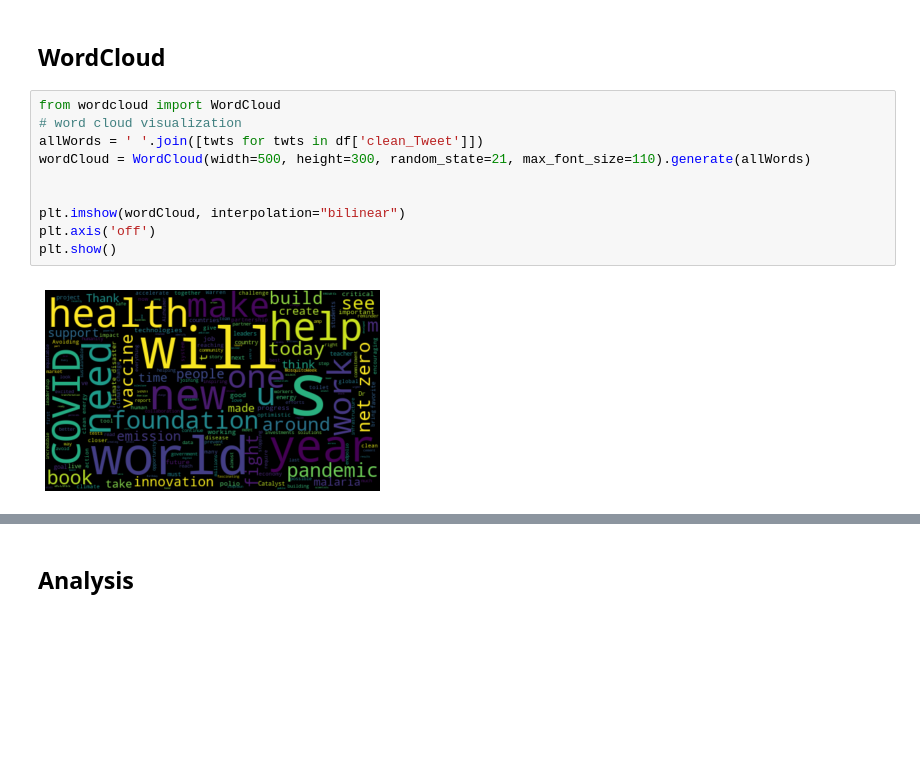
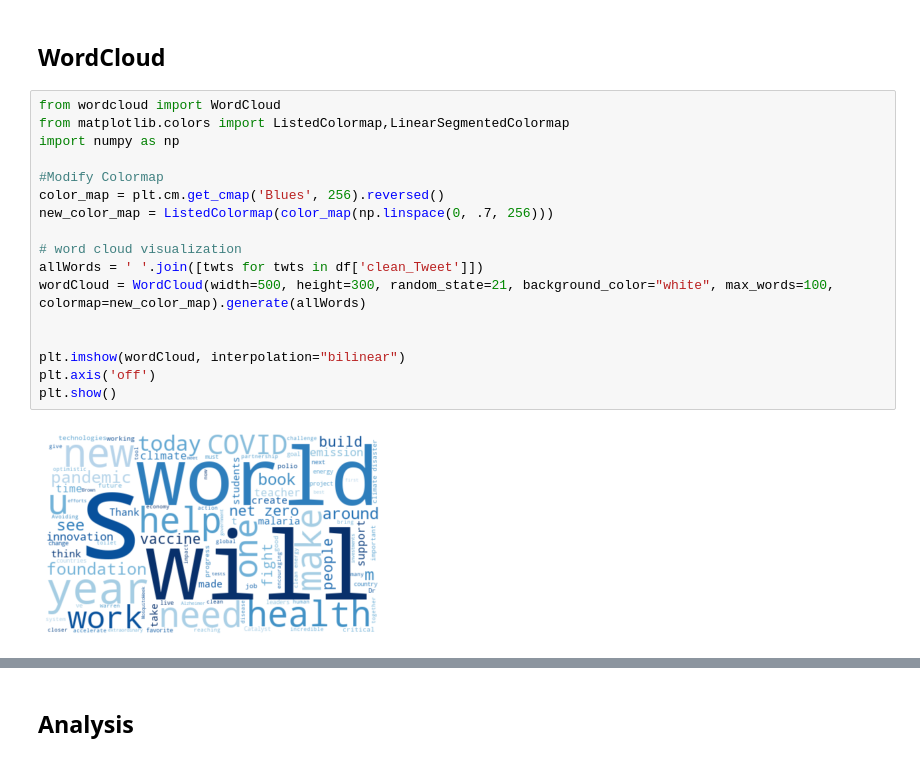
Before and after one commit to JaimeSolisS/Twitter-Sentiment-Analysis, a Jupyter notebook: Sentiment Analysis.ipynb, the cells around one changed output, grey strips where cells are left out. Saved outputs shown, nothing was run; the diff lists cells and outputs as text; blank space fills up the shorter version.

```diff
--- a/Sentiment Analysis.ipynb
+++ b/Sentiment Analysis.ipynb
@@ -155,13 +155,20 @@ df
 ## WordCloud
 # %%
 from wordcloud import WordCloud
+from matplotlib.colors import ListedColormap,LinearSegmentedColormap
+import numpy as np
+
+#Modify Colormap
+color_map = plt.cm.get_cmap('Blues', 256).reversed()
+new_color_map = ListedColormap(color_map(np.linspace(0, .7, 256)))
+
 # word cloud visualization
 allWords = ' '.join([twts for twts in df['clean_Tweet']])
-wordCloud = WordCloud(width=500, height=300, random_state=21, max_font_size=110).generate(allWords)
+wordCloud = WordCloud(width=500, height=300, random_state=21, background_color="white", max_words=100, colormap=new_color_map).generate(allWords)
 
 
 plt.imshow(wordCloud, interpolation="bilinear")
 plt.axis('off')
 plt.show()
 # %% [output]
-[figure, old version]
+[figure, new version]
```
Also changed, not shown: parts of 6 cells of this notebook, 1 other file.
